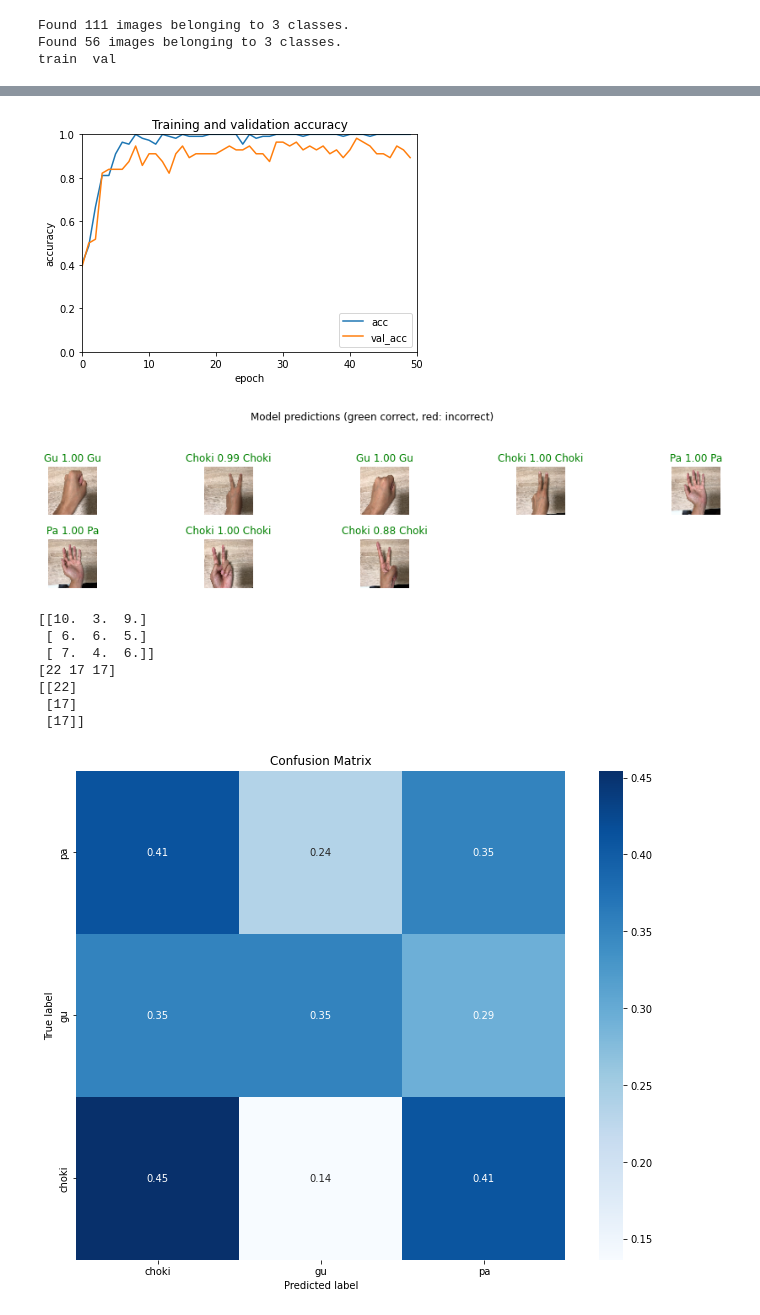
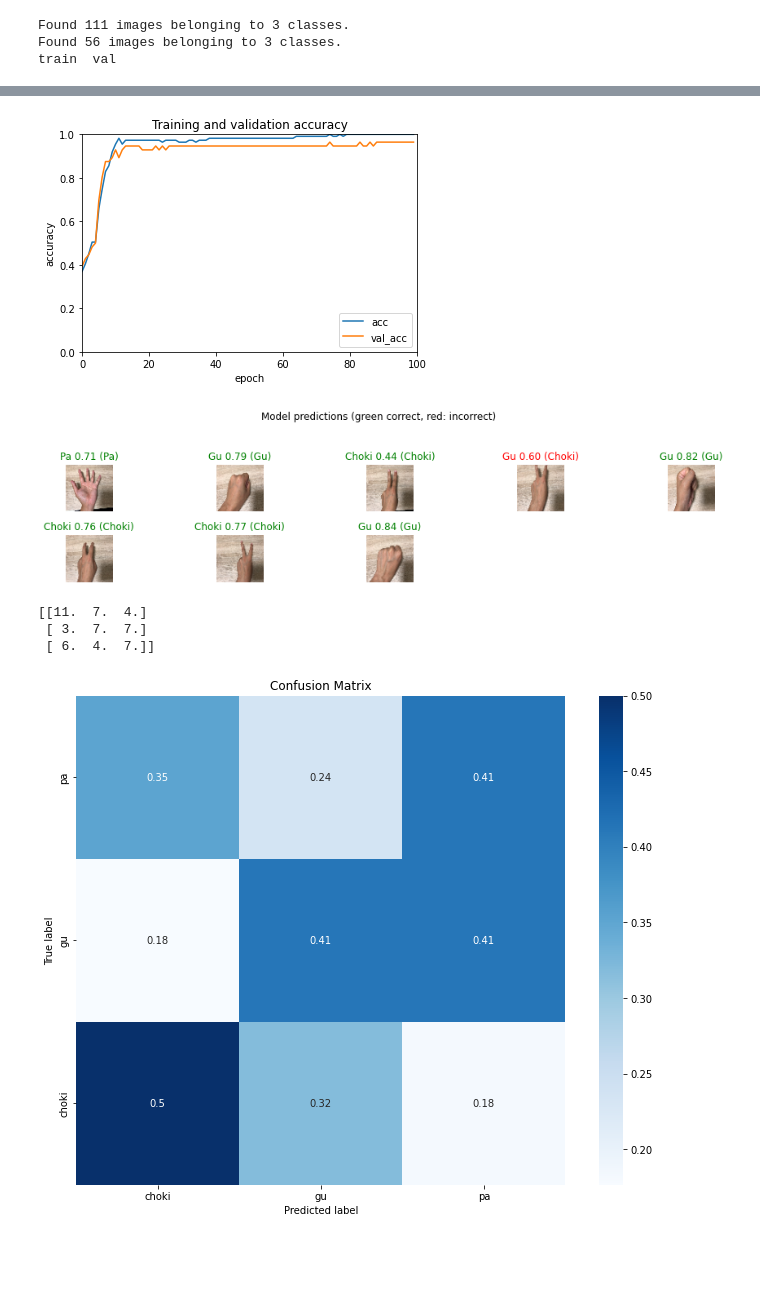
Before and after one commit to kazukiminemura/rock_paper_scissors_colab, a Jupyter notebook: rock_paper_scissors_model.ipynb, the cells around one changed output, grey strips where cells are left out. Cells and saved outputs as stored; diff of their text form; code cells hidden in the pictures; blank space fills up the shorter version.

```diff
--- a/rock_paper_scissors_model.ipynb
+++ b/rock_paper_scissors_model.ipynb
@@ -264,5 +246,23 @@ _________________________________________________________________
+# %%
+### EfficientnNet ####
+import tensorflow_hub as hub
+feature_extractor_url = "https://tfhub.dev/tensorflow/efficientnet/b0/classification/1" #@param {type:"string"}
+
+feature_extractor_layer = hub.KerasLayer(feature_extractor_url,
+                                         input_shape=(IMAGE_SIZE, IMAGE_SIZE, 3))
+# %%
+LEARNING_RATE = 0.01
+EPOCHS = 100
+feature_extractor_layer.trainable = False
+efficientnet_model = tf.keras.Sequential([
+  feature_extractor_layer,
+  tf.keras.layers.Dense(NUM_CLASSES, activation='softmax')])
+
+opt = tf.keras.optimizers.Adam(learning_rate=LEARNING_RATE)
+efficientnet_model.compile(opt, loss='categorical_crossentropy', metrics=['accuracy'])
 # %%
 # train model
 %%time
-history = model.fit(train_data, epochs=EPOCHS, validation_data=validation_data, verbose=1)
+# history = model.fit(train_data, epochs=EPOCHS, validation_data=validation_data, verbose=1)
+history = efficientnet_model.fit(train_data, epochs=EPOCHS, validation_data=validation_data, verbose=2)
 # %% [output]
@@ -306,7 +306,7 @@ plt.ylim([0.0, 1.0])
 plt.legend(['acc', 'val_acc'], loc='lower right')
 plt.show()
 # %% [output]
-[figure, old version]
+[figure, new version]
 # %%
 # model evaluation
 import PIL.Image as Image
@@ -325,7 +325,7 @@ validation_id = np.argmax(validation_label_batch, axis=-1)
 validation_label = class_names[validation_id]
 
 # Returns the indices of the amximum values along a given axis
-predicted_batch = model.predict(validation_image_batch)
+predicted_batch = efficientnet_model.predict(validation_image_batch)
 predicted_id = np.argmax(predicted_batch, axis=-1)
 # Return the maximum values along a give axis
 predicted_score = np.max(predicted_batch, axis=-1)
@@ -340,51 +340,51 @@ for n in range(min(validation_image_batch.shape[0], 30)):
 
   # convert the range from -1 to 1to the range from 0 to 1
   plt.imshow(np.array(validation_image_batch[n]*255, np.int32))
+
   color = 'green' if predicted_id[n] == validation_id[n] else 'red'
   predicted_label = predicted_label_batch[n].title()
-  plt.title(predicted_label + f'{predicted_score[n]: .2f} {validation_label[n]}', color=color)
+  plt.title(predicted_label + f'{predicted_score[n]: .2f} ({validation_label[n]})', color=color)
   plt.axis('off')
 _ = plt.suptitle('Model predictions (green correct, red: incorrect)')
 # %% [output]
-[figure, old version]
+[figure, new version]
 # %%
 # confusion matrix
 from sklearn.metrics import confusion_matrix
 import seaborn as sns
 
 validation_data.reset()
 validation_data.suffle = False
 validation_data.batch_size = 1
 
 # retrieve fth first batch from the validation data
-(validation_image_batch, validation_label_batch) = validation_data.next()
-predicted = model.predict(validation_data, steps=validation_data.n)
+# (validation_image_batch, validation_label_batch) = validation_data.next()
+# for validation_image_batch, validation_label_batch in validation_data:
+#   break
+
+predicted = efficientnet_model.predict(validation_data, steps=validation_data.__len__())
 predicrted_classes = np.argmax(predicted, axis=-1)
 
 # Apply normalization
 cm = confusion_matrix(validation_data.classes, predicrted_classes) # counts
-# print(cm.astype('float'))
+print(cm.astype('float'))
 # print(cm.sum(axis=-1))
 # print(cm.sum(axis=-1)[:, np.newaxis])
-cm = cm.astype('float') / cm.sum(axis=-1)[:, np.newaxis] # normalize
+cm = cm.astype('float') / cm.sum(axis=1)[:, np.newaxis] # normalize
 
 plt.figure(figsize=(12, 9))
 sns.heatmap(cm, annot=True, square=True, cmap=plt.cm.Blues,
             xticklabels=validation_data.class_indices,
             yticklabels=validation_data.class_indices)
 
 plt.title('Confusion Matrix')
 plt.ylabel('True label')
 plt.xlabel('Predicted label')
 plt.xlim([0.0, 3.0])
 plt.ylim([0.0, 3.0])
 plt.show()
 # %% [output]
-[[10.  3.  9.]
- [ 6.  6.  5.]
- [ 7.  4.  6.]]
-[22 17 17]
-[[22]
- [17]
- [17]]
+[[11.  7.  4.]
+ [ 3.  7.  7.]
+ [ 6.  4.  7.]]
-[figure, old version]
+[figure, new version]
```
Also changed, not shown: parts of 10 cells of this notebook.
